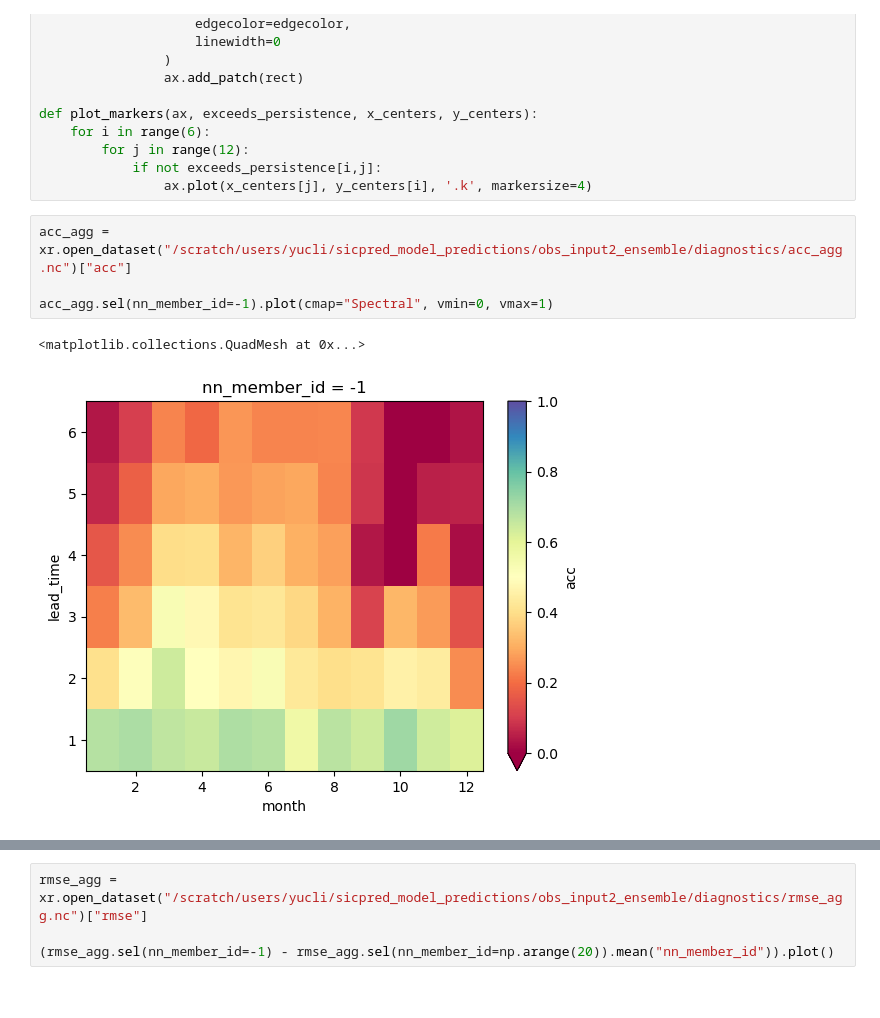
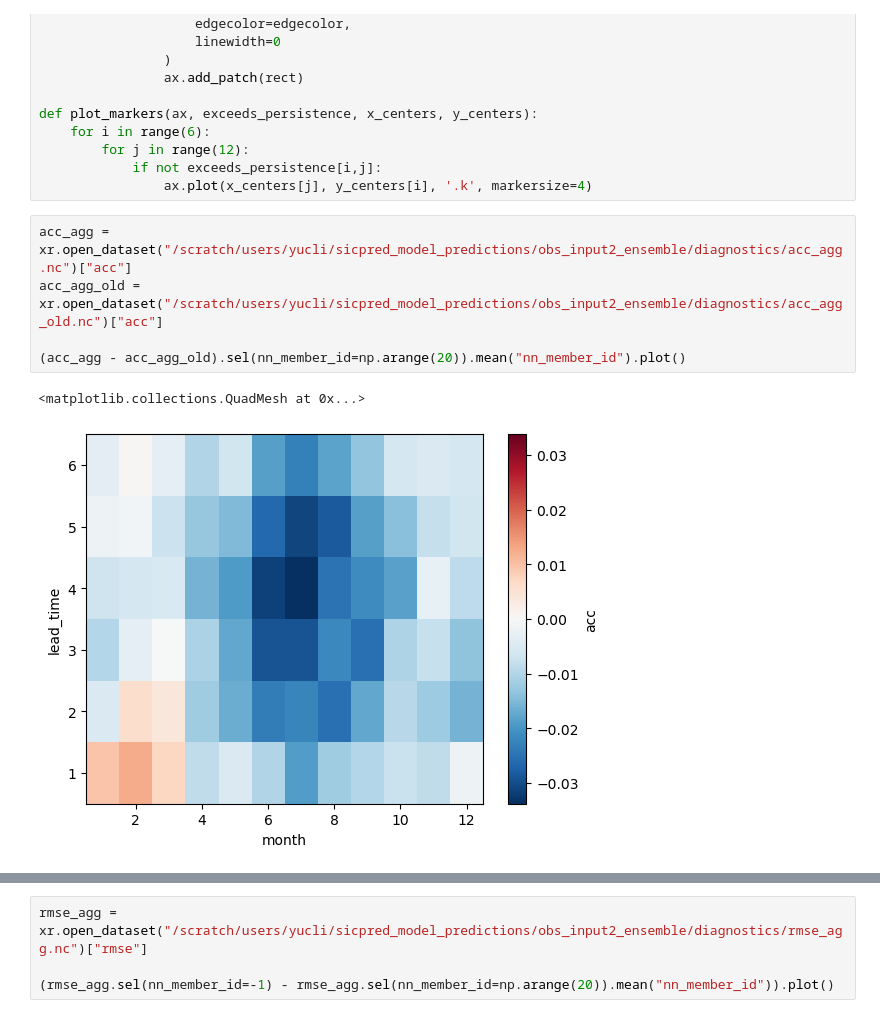
Before and after one commit to ychnli/sicpred, a Jupyter notebook: exp3_figures.ipynb, the cells around one changed output, grey strips where cells are left out. Cells and saved outputs as stored; diff of their text form.

Commit message:
rerun exp1 diagnostics with masking

```diff
--- a/exp3_figures.ipynb
+++ b/exp3_figures.ipynb
@@ -35,8 +35,9 @@ def plot_markers(ax, exceeds_persistence, x_centers, y_centers):
                 ax.plot(x_centers[j], y_centers[i], '.k', markersize=4)
 # %%
 acc_agg = xr.open_dataset("/scratch/users/yucli/sicpred_model_predictions/obs_input2_ensemble/diagnostics/acc_agg.nc")["acc"]
+acc_agg_old = xr.open_dataset("/scratch/users/yucli/sicpred_model_predictions/obs_input2_ensemble/diagnostics/acc_agg_old.nc")["acc"]
 
-acc_agg.sel(nn_member_id=-1).plot(cmap="Spectral", vmin=0, vmax=1)
+(acc_agg - acc_agg_old).sel(nn_member_id=np.arange(20)).mean("nn_member_id").plot()
 # %% [output]
 <matplotlib.collections.QuadMesh at 0x...>
-[figure, old version]
+[figure, new version]
```
Also changed, not shown: parts of 2 cells of this notebook, 3 other files.
